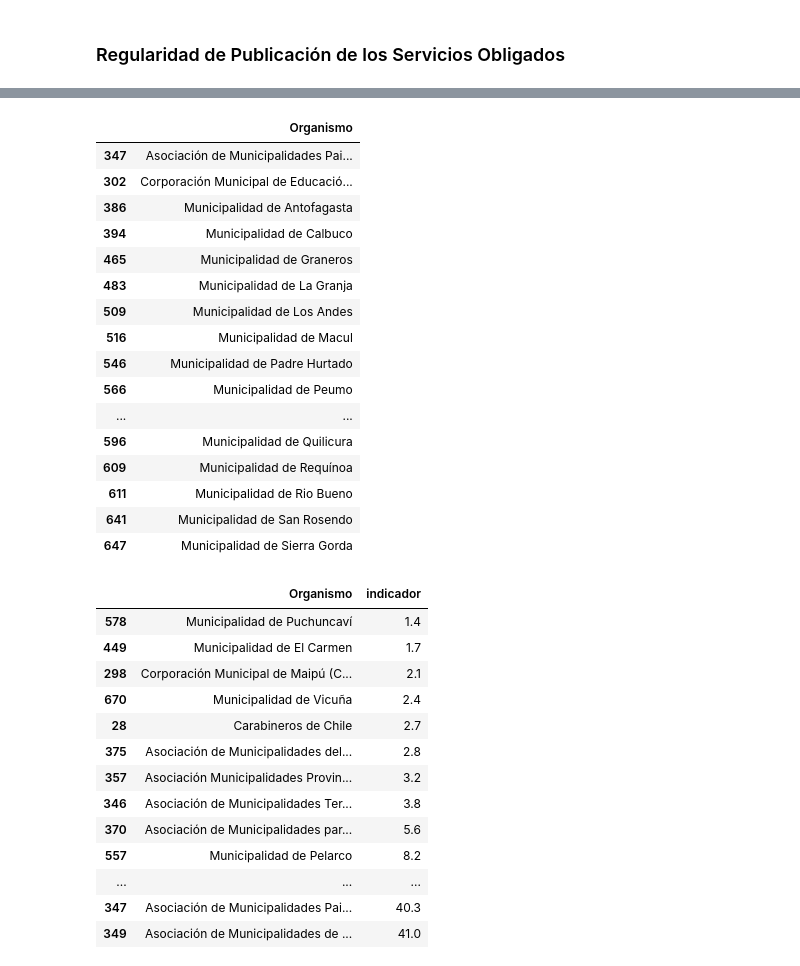
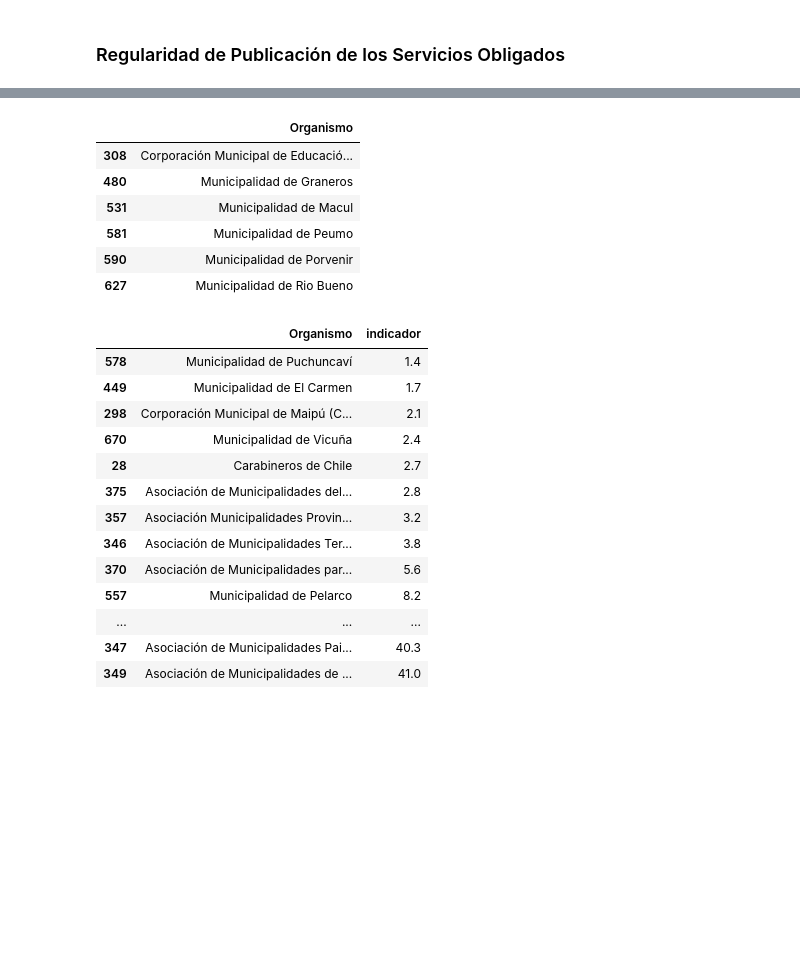
Before and after one commit to josemoragonzalez/PublicEmployment, a Jupyter notebook: informe.ipynb, the cells around one changed output, grey strips where cells are left out. Cells and saved outputs as stored; diff of their text form; code cells hidden in the pictures; blank space fills up the shorter version.

```diff
--- a/informe.ipynb
+++ b/informe.ipynb
@@ -602,23 +616,13 @@ display(noveles)
-# %%
-display(olds)
-# %% [output]
-|  | Organismo |
-| 347 | Asociación de Municipalidades Pai... |
-| 302 | Corporación Municipal de Educació... |
-| 386 | Municipalidad de Antofagasta |
-| 394 | Municipalidad de Calbuco |
-| 465 | Municipalidad de Graneros |
-| 483 | Municipalidad de La Granja |
-| 509 | Municipalidad de Los Andes |
-| 516 | Municipalidad de Macul |
-| 546 | Municipalidad de Padre Hurtado |
-| 566 | Municipalidad de Peumo |
-| ... | ... |
-| 596 | Municipalidad de Quilicura |
-| 609 | Municipalidad de Requínoa |
-| 611 | Municipalidad de Rio Bueno |
-| 641 | Municipalidad de San Rosendo |
-| 647 | Municipalidad de Sierra Gorda |
+# %%
+olds
+# %% [output]
+|  | Organismo |
+| 308 | Corporación Municipal de Educació... |
+| 480 | Municipalidad de Graneros |
+| 531 | Municipalidad de Macul |
+| 581 | Municipalidad de Peumo |
+| 590 | Municipalidad de Porvenir |
+| 627 | Municipalidad de Rio Bueno |
 # %%
 display(peores)
 # %% [output]
```
Also changed, not shown: parts of 5 cells of this notebook, 3 other files.
